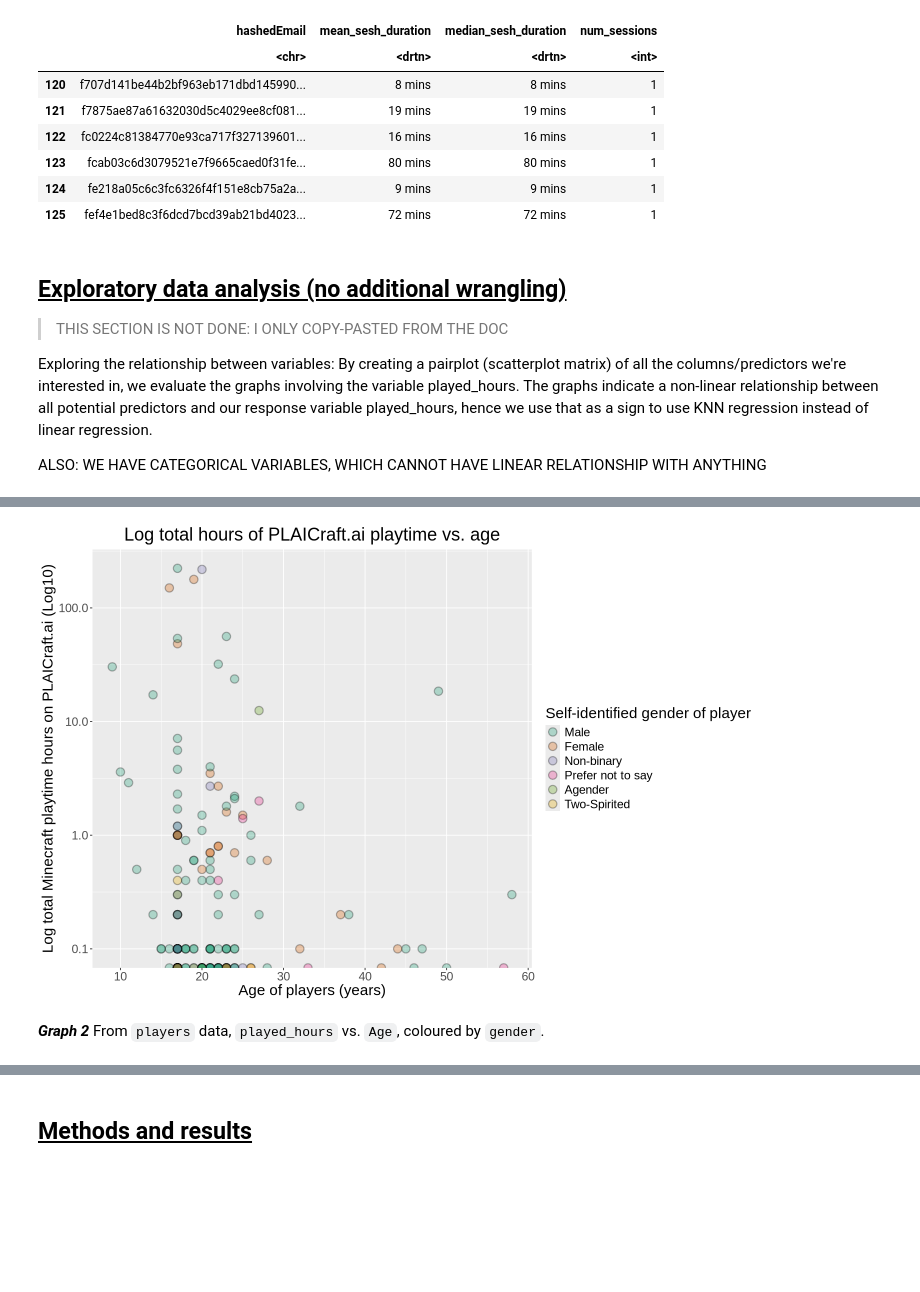
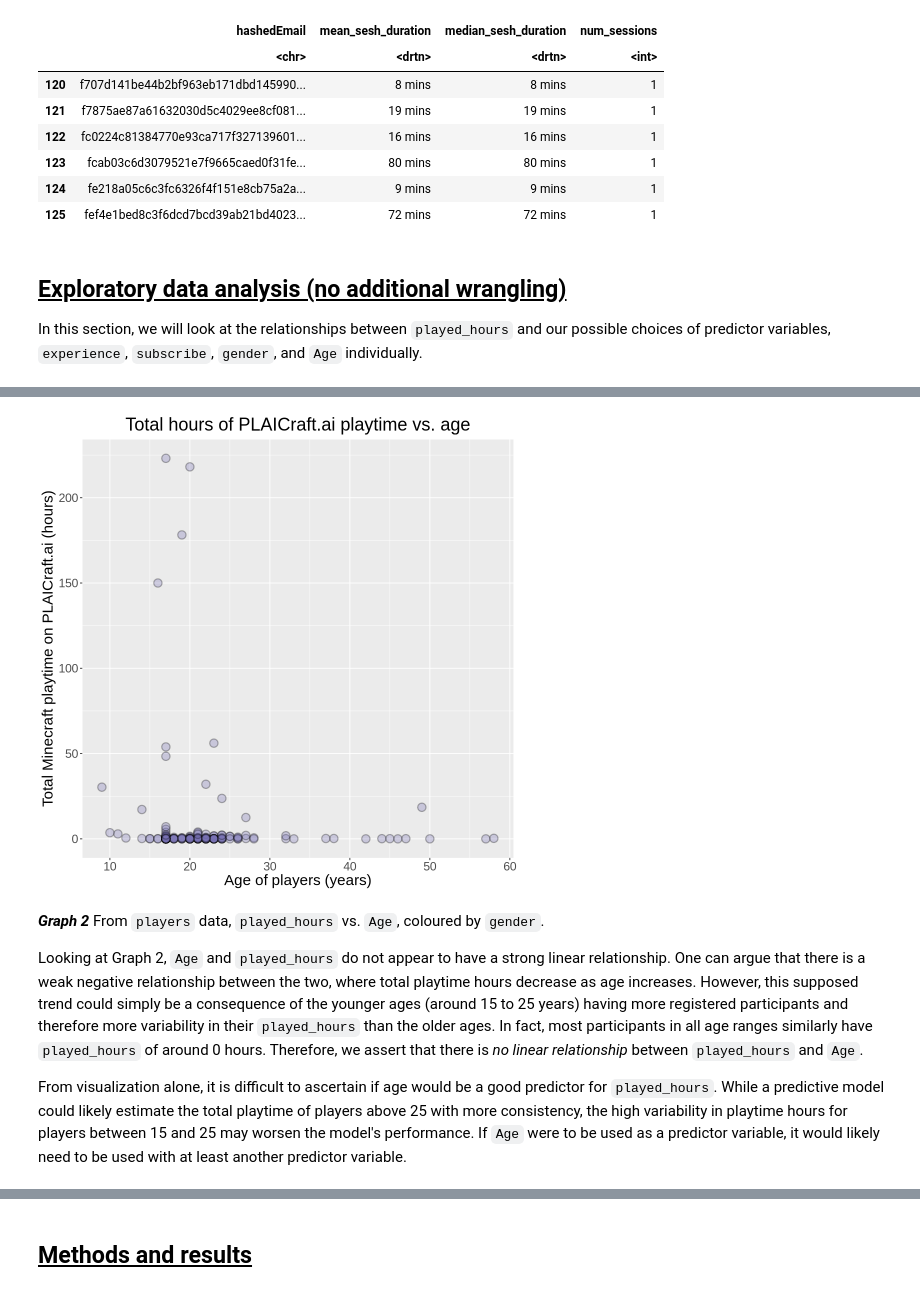
Before and after one commit to angelicaa-p/project_planning_stage_individual, a Jupyter notebook: project_preamble_ac.ipynb, the cells around one changed output, grey strips where cells are left out. Saved outputs shown, nothing was run; the diff lists cells and outputs as text; code cells hidden in the pictures; blank space fills up the shorter version.

```diff
--- a/project_preamble_ac.ipynb
+++ b/project_preamble_ac.ipynb
@@ -211,23 +211,30 @@ A data.frame: 6 × 4
 | 125 | fef4e1bed8c3f6dcd7bcd39ab21bd4023... | 72 mins | 72 mins | 1 |
 # %% [markdown]
 ## <u>Exploratory data analysis (no additional wrangling)</u>
-> THIS SECTION IS NOT DONE: I ONLY COPY-PASTED FROM THE DOC
-
-Exploring the relationship between variables:
-By creating a pairplot (scatterplot matrix) of all the columns/predictors we're interested in, we evaluate the graphs involving the variable played_hours. The graphs indicate a non-linear relationship between all potential predictors and our response variable played_hours, hence we use that as a sign to use KNN regression instead of linear regression.
-
-ALSO: WE HAVE CATEGORICAL VARIABLES, WHICH CANNOT HAVE LINEAR RELATIONSHIP WITH ANYTHING
+In this section, we will look at the relationships between `played_hours` and our possible choices of predictor variables, `experience`, `subscribe`, `gender`, and `Age` individually.
 # %%
-options(repr.plot.width = 12, repr.plot.height = 8)
+options(repr.plot.width = 8, repr.plot.height = 8)
 hour_v_age <- players |>
     na.omit() |> # Removing 2 NA's (2 observations).
+    ggplot(aes(x = Age, y = played_hours)) +
+        geom_point(alpha = 0.3, size = 4, stroke = 1, shape = 21, fill = "#7570b3ff") +
+        labs(x = "Age of players (years)", y = "Total Minecraft playtime on PLAICraft.ai (hours)",
+             title = "Total hours of PLAICraft.ai playtime vs. age") +
+        theme(text = element_text(size = 18), plot.title = element_text(hjust = 0.5))
+
+# Ended up not including this graph because I don't think it's useful.
+hour_v_age_log <- players |>
+    na.omit() |>
+    filter(played_hours > 0) |> # Because we're logging it.
     ggplot(aes(x = Age, y = played_hours, fill = gender)) +
         geom_point(alpha = 0.3, size = 4, stroke = 1, shape = 21) +
         labs(x = "Age of players (years)", y = "Log total Minecraft playtime hours on PLAICraft.ai (Log10)",
-             fill = "Self-identified gender of player", title = "Log total hours of PLAICraft.ai playtime vs. age") +
+             fill = "Self-identified gender of player",
+             title = "Log total hours of PLAICraft.ai playtime vs. age\n(for players with > 0 hours)") +
         theme(text = element_text(size = 18), plot.title = element_text(hjust = 0.5)) +
         scale_fill_brewer(palette = "Dark2") +
         scale_colour_brewer(palette = "Dark2") +
         scale_y_log10()
+
 hour_v_age
 # %% [output]
@@ -236,3 +241,7 @@ Warning message in scale_y_log10():
-[figure, old version]
+[figure, new version]
 # %% [markdown]
 ***Graph 2*** From `players` data, `played_hours` vs. `Age`, coloured by `gender`.
+
+Looking at Graph 2, `Age` and `played_hours` do not appear to have a strong linear relationship. One can argue that there is a weak negative relationship between the two, where total playtime hours decrease as age increases. However, this supposed trend could simply be a consequence of the younger ages (around 15 to 25 years) having more registered participants and therefore more variability in their `played_hours` than the older ages. In fact, most participants in all age ranges similarly have `played_hours` of around 0 hours. Therefore, we assert that there is *no linear relationship* between `played_hours` and `Age`.
+
+From visualization alone, it is difficult to ascertain if age would be a good predictor for `played_hours`. While a predictive model could likely estimate the total playtime of players above 25 with more consistency, the high variability in playtime hours for players between 15 and 25 may worsen the model's performance. If `Age` were to be used as a predictor variable, it would likely need to be used with at least another predictor variable.
```
Also changed, not shown: parts of 26 cells of this notebook.
